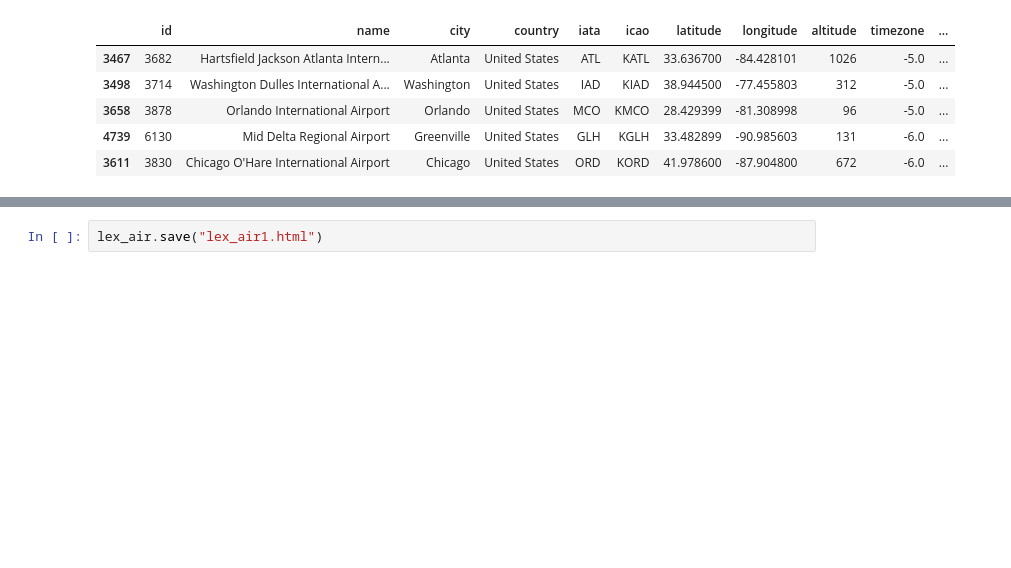
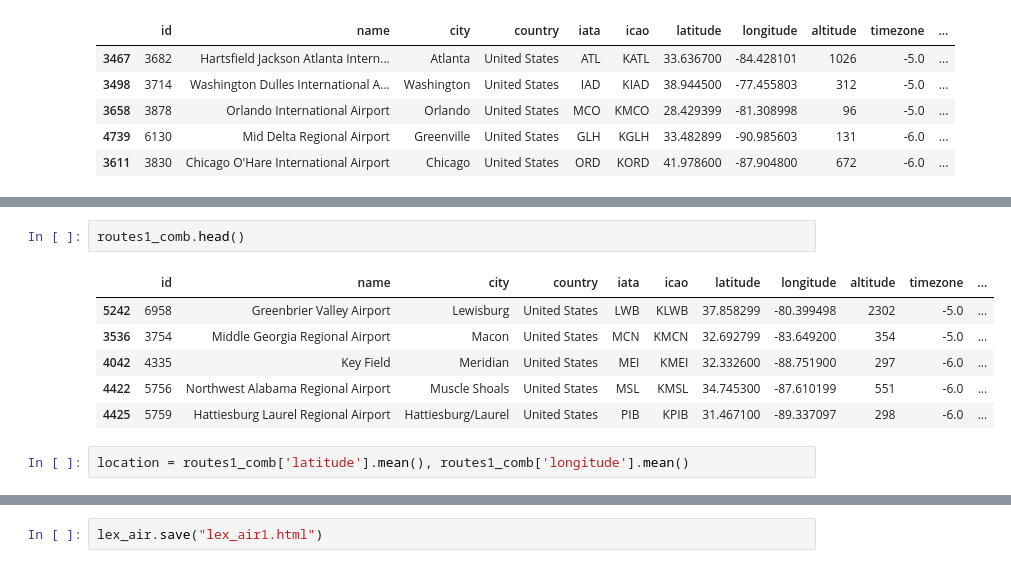
Before and after one commit to dmfrancis/ce599, a Jupyter notebook: 09-Mapping/interactive-mapping.ipynb, the cells around one changed output, grey strips where cells are left out. Saved outputs shown, nothing was run; the diff lists cells and outputs as text; blank space fills up the shorter version.

```diff
--- a/09-Mapping/interactive-mapping.ipynb
+++ b/09-Mapping/interactive-mapping.ipynb
@@ -583,3 +584,14 @@ for name, row in routes1_comb.iterrows():
 lex_air
 # %% [output]
 [interactive output not drawn]
+# %%
+routes1_comb.head()
+# %% [output]
+|  | id | name | city | country | iata | icao | latitude | longitude | altitude | timezone | ... |
+| 5242 | 6958 | Greenbrier Valley Airport | Lewisburg | United States | LWB | KLWB | 37.858299 | -80.399498 | 2302 | -5.0 | ... |
+| 3536 | 3754 | Middle Georgia Regional Airport | Macon | United States | MCN | KMCN | 32.692799 | -83.649200 | 354 | -5.0 | ... |
+| 4042 | 4335 | Key Field | Meridian | United States | MEI | KMEI | 32.332600 | -88.751900 | 297 | -6.0 | ... |
+| 4422 | 5756 | Northwest Alabama Regional Airport | Muscle Shoals | United States | MSL | KMSL | 34.745300 | -87.610199 | 551 | -6.0 | ... |
+| 4425 | 5759 | Hattiesburg Laurel Regional Airport | Hattiesburg/Laurel | United States | PIB | KPIB | 31.467100 | -89.337097 | 298 | -6.0 | ... |
+# %%
+location = routes1_comb['latitude'].mean(), routes1_comb['longitude'].mean()
```
Also changed, not shown: parts of 4 cells of this notebook, 15 other files.
